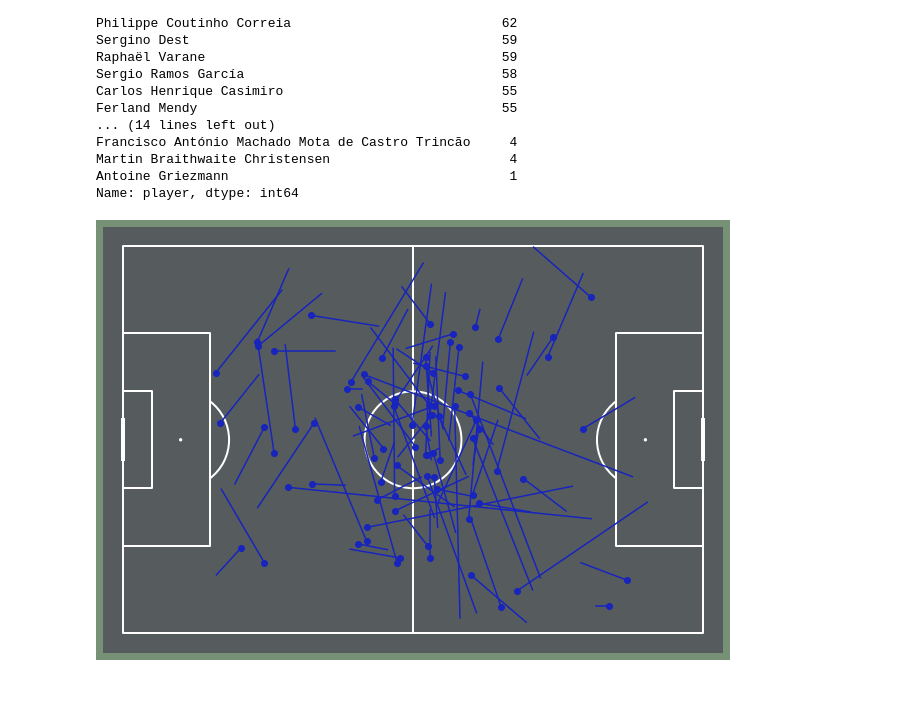
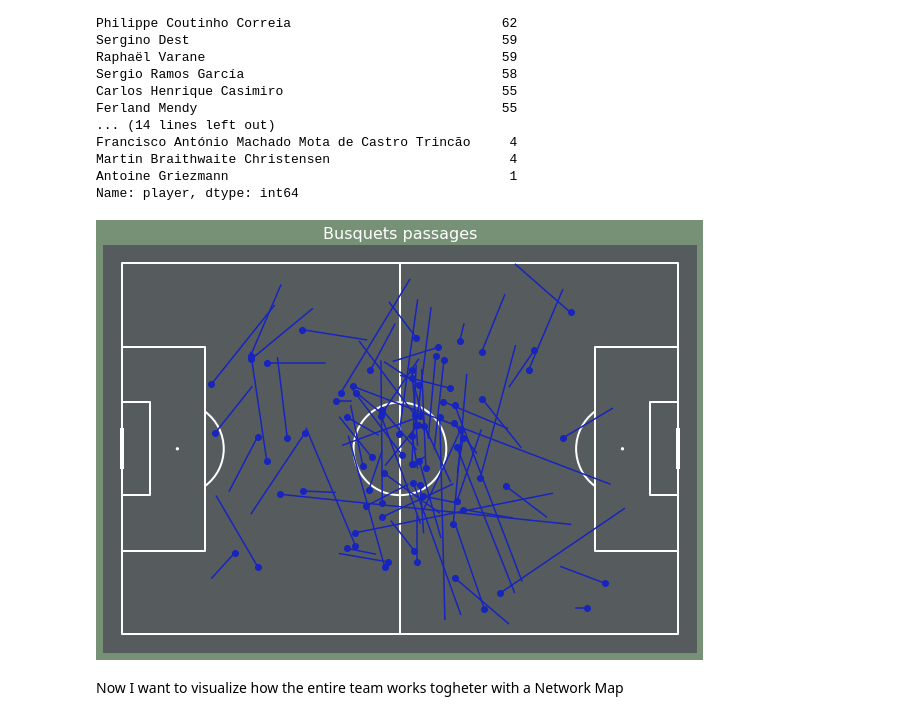
Before and after one commit to gianmarcozironelli/statsbomb_project, a Jupyter notebook: sb_project.ipynb, the cells around one changed output. Saved outputs shown, nothing was run; the diff lists cells and outputs as text; code cells hidden in the pictures; blank space fills up the shorter version.

```diff
--- a/sb_project.ipynb
+++ b/sb_project.ipynb
@@ -433,11 +432,14 @@ Name: player, dtype: int64
 # %%
 pitch = Pitch(pitch_type='statsbomb', pitch_color='#565c5e', line_color='#ffffff')
 fig, ax = pitch.draw(figsize=(12, 6), constrained_layout=True, tight_layout=False)
 fig.set_facecolor('#769176')
 
 for ind in pass_df.index:
     if pass_df['player'][ind] == 'Sergio Busquets i Burgos':
          plt.plot((pass_df['xstart'][ind],pass_df['xend'][ind]),(pass_df['ystart'][ind],pass_df['yend'][ind]), color='#1724bd')
          plt.scatter(pass_df['xstart'][ind],pass_df['ystart'][ind], color='#1724bd')
+         plt.title('Busquets passages',color='white',size=16)
 # %% [output]
-[figure, old version]
+[figure, new version]
+# %% [markdown]
+Now I want to visualize how the entire team works togheter with a Network Map
```
Also changed, not shown: parts of 13 cells of this notebook.
